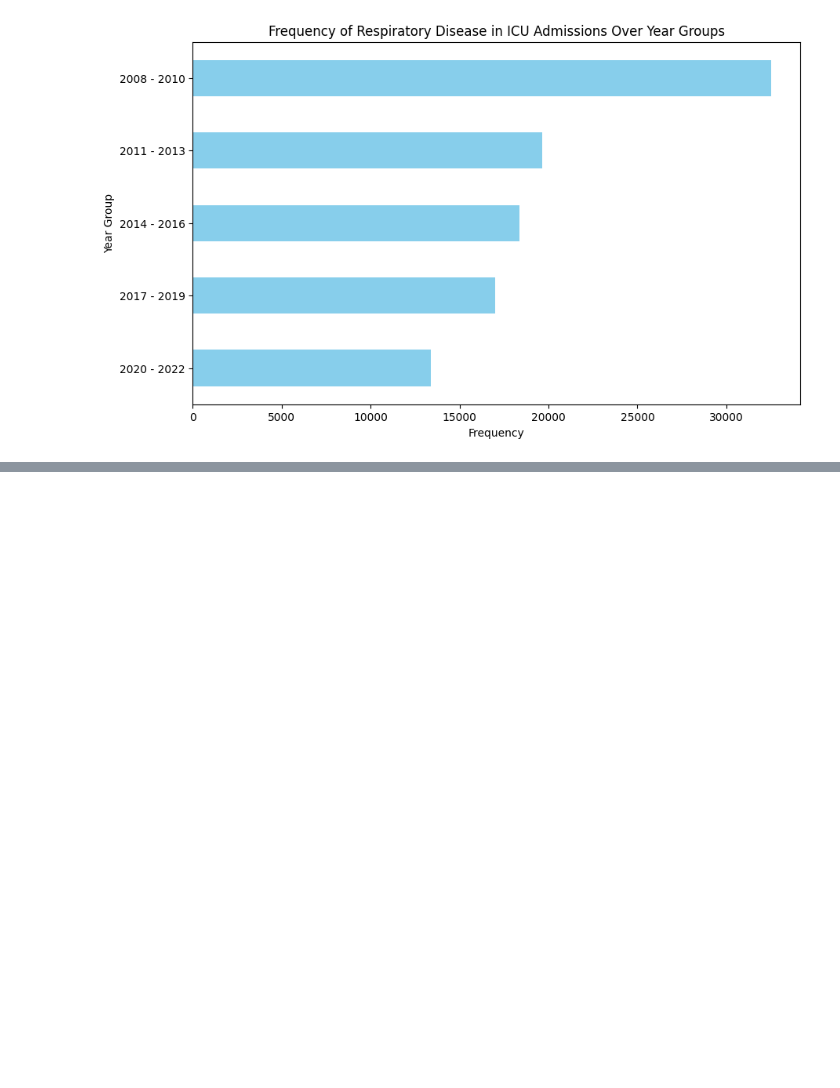
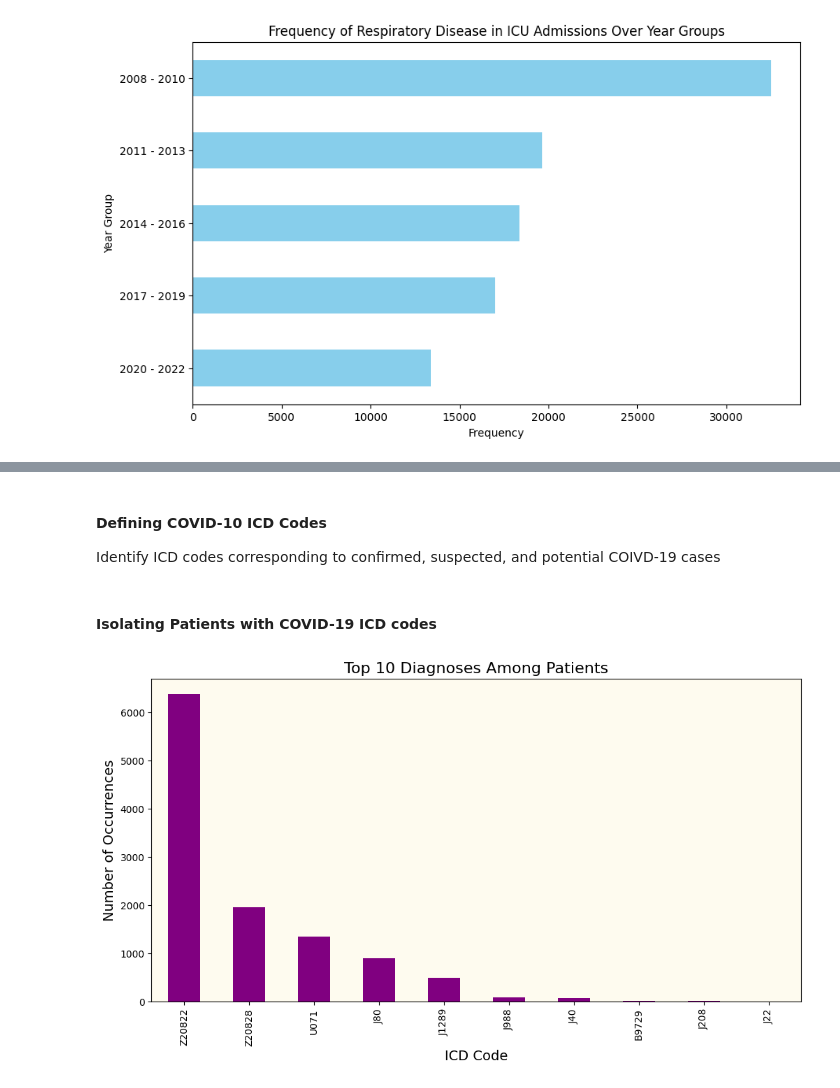
Before and after one commit to JewelsHovan/Milestone-I, a Jupyter notebook: src/Covid_Analysis.ipynb, the cells around one changed output, grey strips where cells are left out. Cells and saved outputs as stored; diff of their text form; code cells hidden in the pictures; blank space fills up the shorter version.

Commit message:
Organized covid analysis notebook and added preprocessing functions

```diff
--- a/src/Covid_Analysis.ipynb
+++ b/src/Covid_Analysis.ipynb
@@ -418,0 +136,4 @@ prescriptions_table
+# %% [markdown]
+#### Defining COVID-10 ICD Codes
+
+Identify ICD codes corresponding to confirmed, suspected, and potential COIVD-19 cases
@@ -418,0 +146,47 @@ prescriptions_table
+# %% [markdown]
+#### Isolating Patients with COVID-19 ICD codes
+# %%
+def get_covid_diagnoses(diagnosis_icu_df):
+    """
+    Isolate and categorize COVID-19 diagnoses from the given ICU diagnosis dataframe.
+
+    Parameters:
+    diagnosis_icu_df (pd.DataFrame): DataFrame containing ICU diagnosis data with an 'icd_code' column.
+
+    Returns:
+    pd.DataFrame: A DataFrame containing only the COVID-19 related diagnoses with an additional 'covid_category' column.
+                  The 'covid_category' column categorizes the diagnoses into 'Confirmed', 'Suspected', 'Potential', and 'Other'.
+    """
+
+    # Filter the dataframe for COVID-19 diagnoses using the defined codes with contains
+    covid_diagnoses = diagnosis_icu_df[diagnosis_icu_df['icd_code'].str.contains(covid_pattern, regex=True, na=False)].copy()
+
+    # Create a new column to categorize the diagnosis
+    covid_diagnoses.loc[:, 'covid_category'] = 'Other'
+    covid_diagnoses.loc[covid_diagnoses['icd_code'].str.contains('^(U071|U072|B9729)', regex=True, na=False), 'covid_category'] = 'Confirmed'
+    covid_diagnoses.loc[covid_diagnoses['icd_code'].str.contains('^(Z20828|Z20822)', regex=True, na=False), 'covid_category'] = 'Suspected'
+    covid_diagnoses.loc[covid_diagnoses['icd_code'].str.contains('^(J1289|J208|J40|J22|J988|J80)', regex=True, na=False), 'covid_category'] = 'Potential'
+
+    # Create age groups
+    covid_diagnoses.loc[:, 'age_group'] = pd.cut(
+        covid_diagnoses['anchor_age'],
+        bins=[0, 25, 45, 65, 75, 85, 100],
+        labels=['<25', '25-44', '45-64', '65-74', '75-84', '85+']
+    )
+
+    return covid_diagnoses
+
+covid_diagnoses = get_covid_diagnoses(diagnosis_icu_df)
+# %%
+# Count of diagnoses
+top_diagnoses = covid_diagnoses['icd_code'].value_counts().nlargest(10)
+
+# Bar plot of top diagnoses
+plt.figure(figsize=(12, 6))
+top_diagnoses.plot(kind='bar', color='purple')
+plt.title('Top 10 Diagnoses Among Patients', fontsize=16)
+plt.xlabel('ICD Code', fontsize=14)
+plt.ylabel('Number of Occurrences', fontsize=14)
+plt.show()
+# %% [output]
+[figure, added]
```
Also changed, not shown: parts of 75 cells of this notebook, 3 other files.
